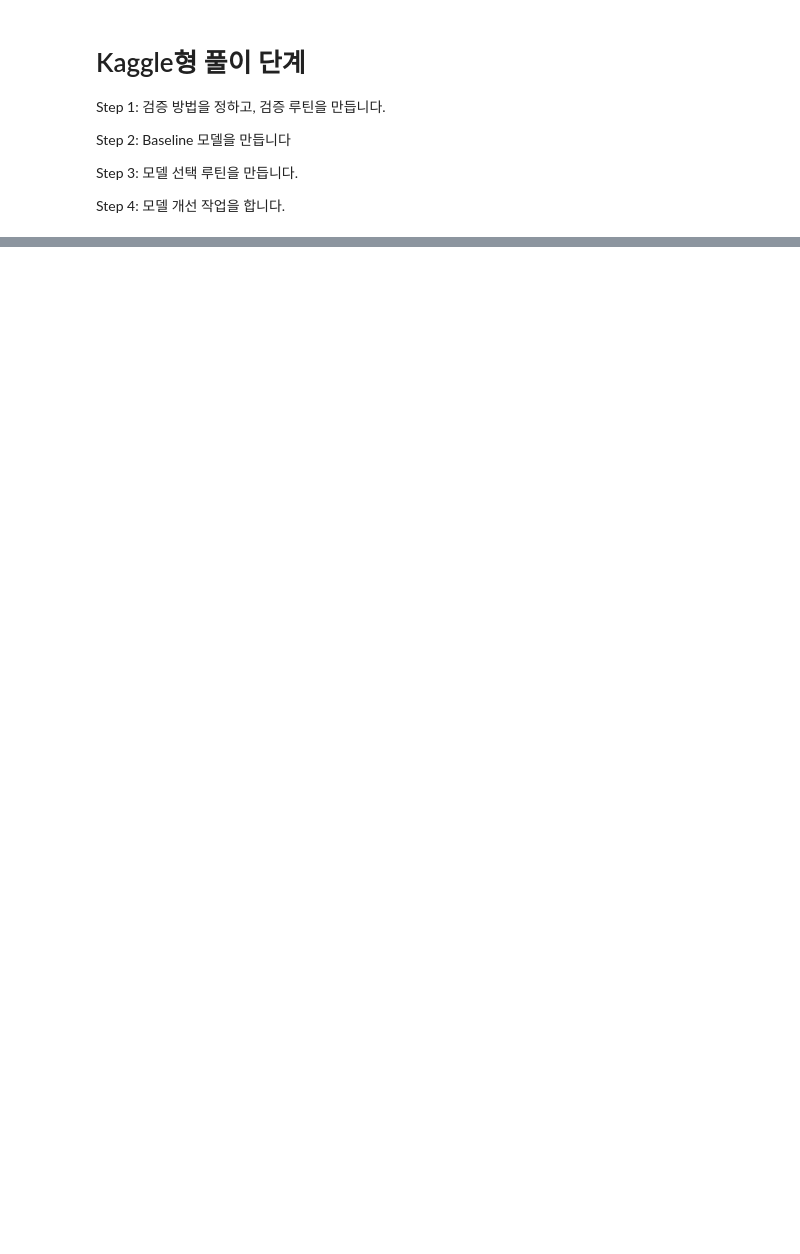
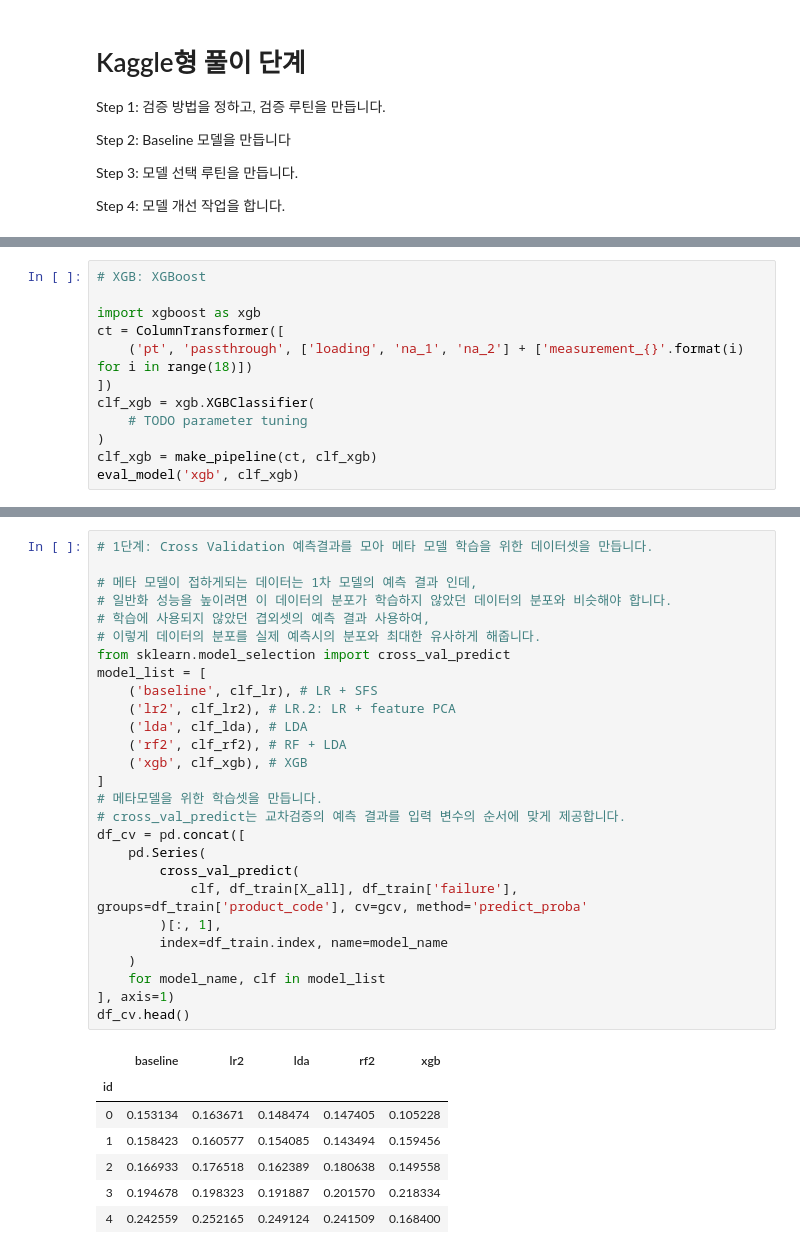
Before and after one commit to sunkusun9/DS_Lv3_2406, a Jupyter notebook: sec_ds_lv3_prob1_kaggle.ipynb, the cells around one changed output, grey strips where cells are left out. Cells and saved outputs as stored; diff of their text form; blank space fills up the shorter version.

```diff
--- a/sec_ds_lv3_prob1_kaggle.ipynb
+++ b/sec_ds_lv3_prob1_kaggle.ipynb
@@ -148,0 +390,12 @@ cross_validate(
+# %%
+# XGB: XGBoost
+
+import xgboost as xgb
+ct = ColumnTransformer([
+    ('pt', 'passthrough', ['loading', 'na_1', 'na_2'] + ['measurement_{}'.format(i) for i in range(18)])
+])
+clf_xgb = xgb.XGBClassifier(
+    # TODO parameter tuning
+)
+clf_xgb = make_pipeline(ct, clf_xgb)
+eval_model('xgb', clf_xgb)
@@ -148,0 +466,35 @@ cross_validate(
+# %%
+# 1단계: Cross Validation 예측결과를 모아 메타 모델 학습을 위한 데이터셋을 만듭니다.
+
+# 메타 모델이 접하게되는 데이터는 1차 모델의 예측 결과 인데,
+# 일반화 성능을 높이려면 이 데이터의 분포가 학습하지 않았던 데이터의 분포와 비슷해야 합니다.
+# 학습에 사용되지 않았던 겹외셋의 예측 결과 사용하여,
+# 이렇게 데이터의 분포를 실제 예측시의 분포와 최대한 유사하게 해줍니다.
+from sklearn.model_selection import cross_val_predict
+model_list = [
+    ('baseline', clf_lr), # LR + SFS
+    ('lr2', clf_lr2), # LR.2: LR + feature PCA
+    ('lda', clf_lda), # LDA
+    ('rf2', clf_rf2), # RF + LDA
+    ('xgb', clf_xgb), # XGB
+]
+# 메타모델을 위한 학습셋을 만듭니다.
+# cross_val_predict는 교차검증의 예측 결과를 입력 변수의 순서에 맞게 제공합니다.
+df_cv = pd.concat([
+    pd.Series(
+        cross_val_predict(
+            clf, df_train[X_all], df_train['failure'], groups=df_train['product_code'], cv=gcv, method='predict_proba'
+        )[:, 1],
+        index=df_train.index, name=model_name
+    )
+    for model_name, clf in model_list
+], axis=1)
+df_cv.head()
+# %% [output]
+|  | baseline | lr2 | lda | rf2 | xgb |
+| id |  |  |  |  |  |
+| 0 | 0.153134 | 0.163671 | 0.148474 | 0.147405 | 0.105228 |
+| 1 | 0.158423 | 0.160577 | 0.154085 | 0.143494 | 0.159456 |
+| 2 | 0.166933 | 0.176518 | 0.162389 | 0.180638 | 0.149558 |
+| 3 | 0.194678 | 0.198323 | 0.191887 | 0.201570 | 0.218334 |
+| 4 | 0.242559 | 0.252165 | 0.249124 | 0.241509 | 0.168400 |
```
Also changed, not shown: parts of 29 cells of this notebook.
